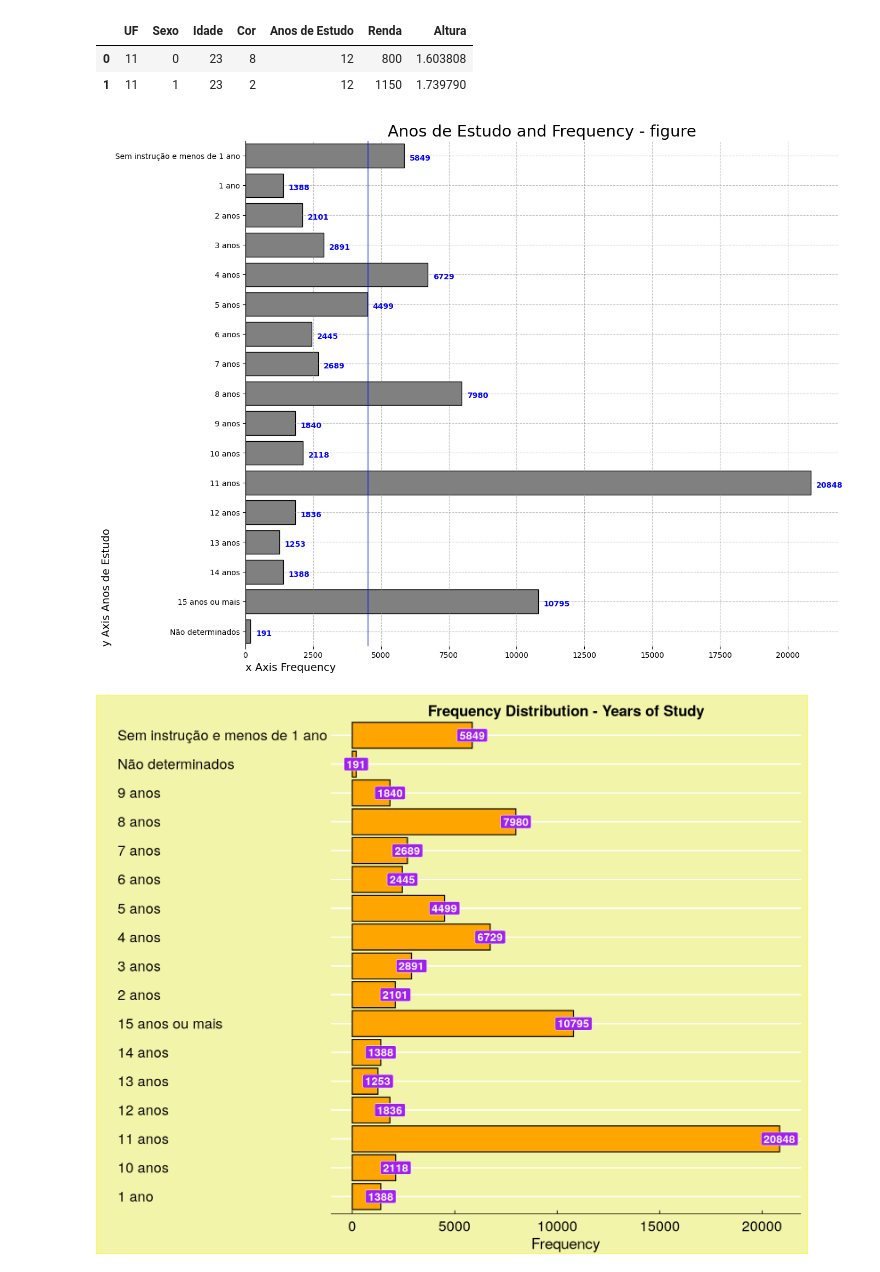
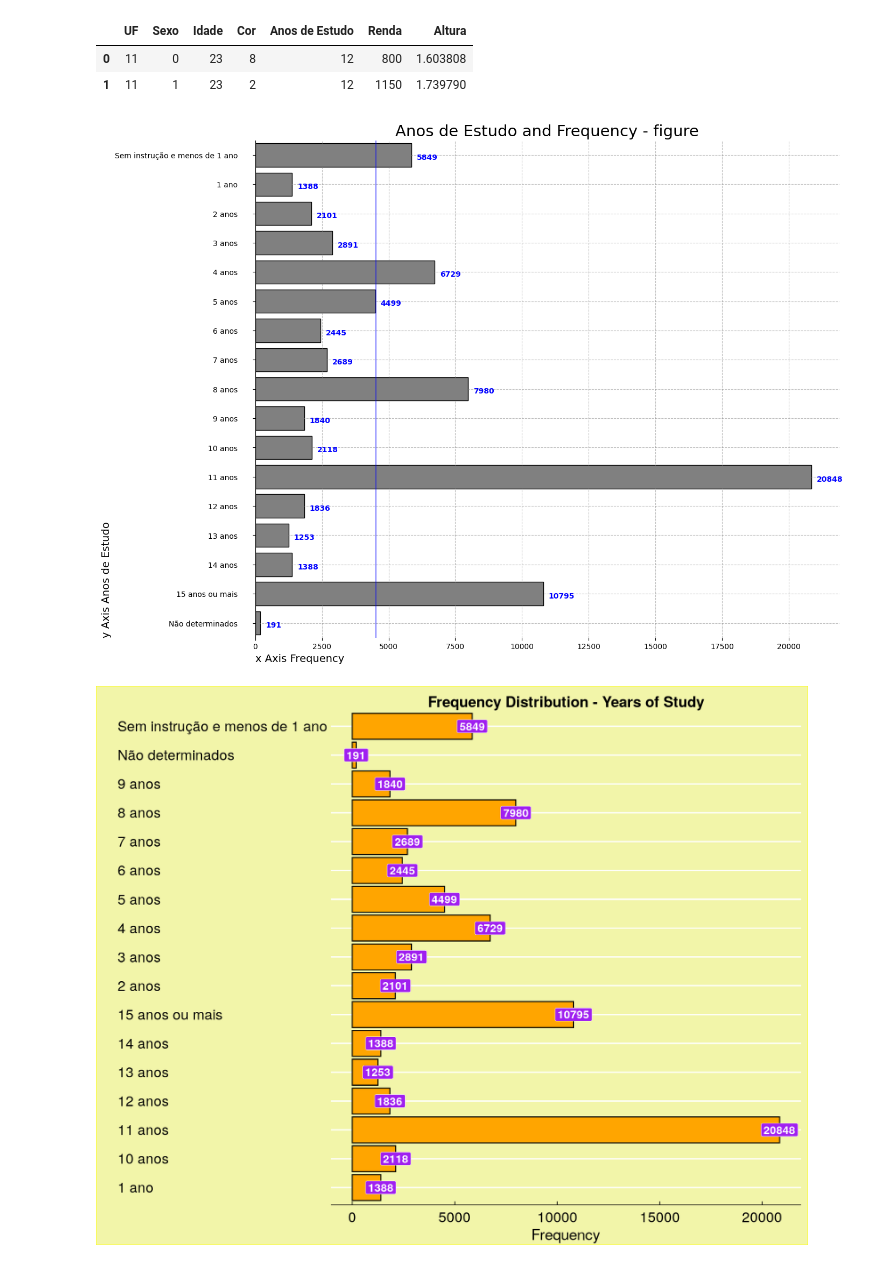
Before and after one commit to Mohsenmohebbi1993/Kaggle, a Jupyter notebook: 3. statistical-analysis-descriptive-statistics-br/statistical-analysis-descriptive-statistics-br.ipynb, the cells around one changed output. Saved outputs shown, nothing was run; the diff lists cells and outputs as text; code cells hidden in the pictures.

```diff
--- a/3. statistical-analysis-descriptive-statistics-br/statistical-analysis-descriptive-statistics-br.ipynb
+++ b/3. statistical-analysis-descriptive-statistics-br/statistical-analysis-descriptive-statistics-br.ipynb
@@ -1338,37 +1338,35 @@ va = ['Sem instrução e menos de 1 ano',
 '12 anos',
 '13 anos',
 '14 anos',
 '15 anos ou mais',
 'Não determinados']
 ke=list(pd.DataFrame(np.sort(dados["Anos de Estudo"].unique()))[0])
 
 mapping=dict(zip(ke,va))
 
 Anos_de_Estudo_count_Percent["Anos de Estudo"] = Anos_de_Estudo_count_Percent["Anos de Estudo"].map(mapping)
 
 # plot
 plt.figure(figsize=(14, 12))
 
 ax = sns.barplot(Anos_de_Estudo_count_Percent, x="count_person", y="Anos de Estudo", color="gray", edgecolor='black')
 
 for i in range(len(Anos_de_Estudo_count_Percent)):
     ax.text(Anos_de_Estudo_count_Percent['count_person'][i]+200, i+0.15, str(Anos_de_Estudo_count_Percent['count_person'][i]),
             color='blue', ha="left", fontweight='bold', fontsize=10)
 
 plt.title("Anos de Estudo and Frequency - figure", fontsize=21, ha='center')
-
 plt.axvline(np.mean(Anos_de_Estudo_count_Percent["count_person"]), color = 'b', alpha=0.50)
-
 ax.set_xlabel("x Axis Frequency", fontsize=14, loc="left")
 ax.set_ylabel("y Axis Anos de Estudo", fontsize=14, loc="bottom")
-
+ax.tick_params(axis="y", pad = 20)
 ax.spines[['top',"right","bottom"]].set_visible(False)
 
 plt.grid(True,which='both', alpha=0.5, color = "gray", linestyle="--")
 
 plt.show()
 # %% [output]
-[figure, old version]
+[figure, new version]
 # %%
 options(repr.plot.width=14, repr.plot.height=11)
 ggplot(freq_perct_ano_estudo, aes(x=Frequency, y=row.names(freq_perct_ano_estudo)))+
```
